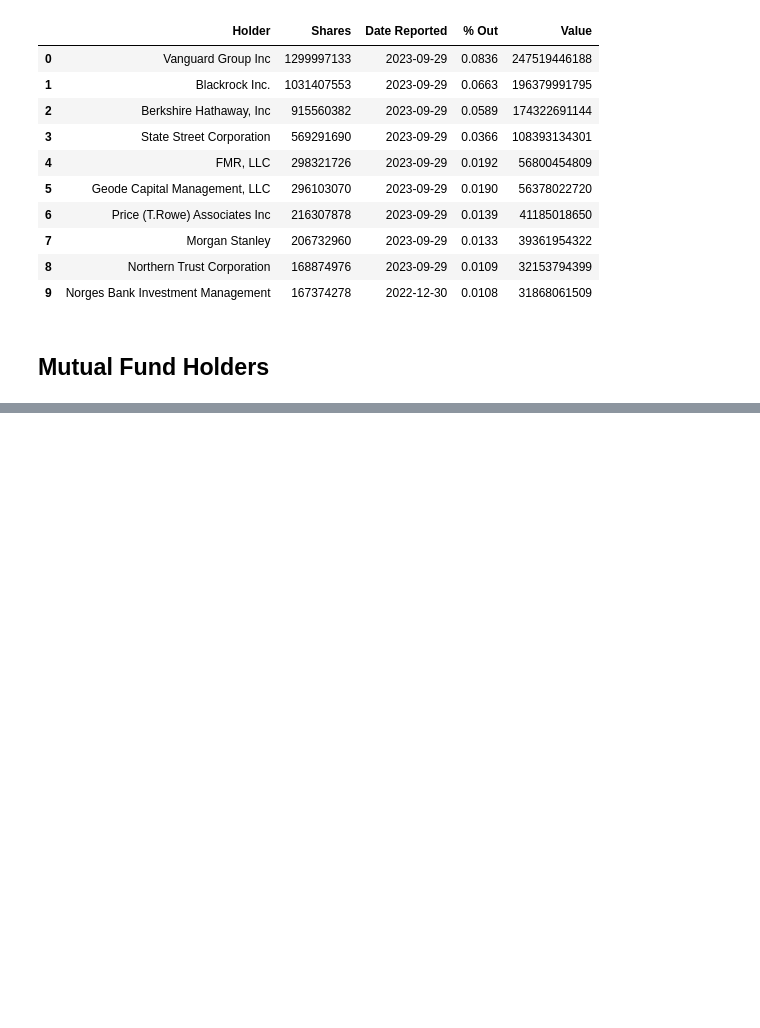
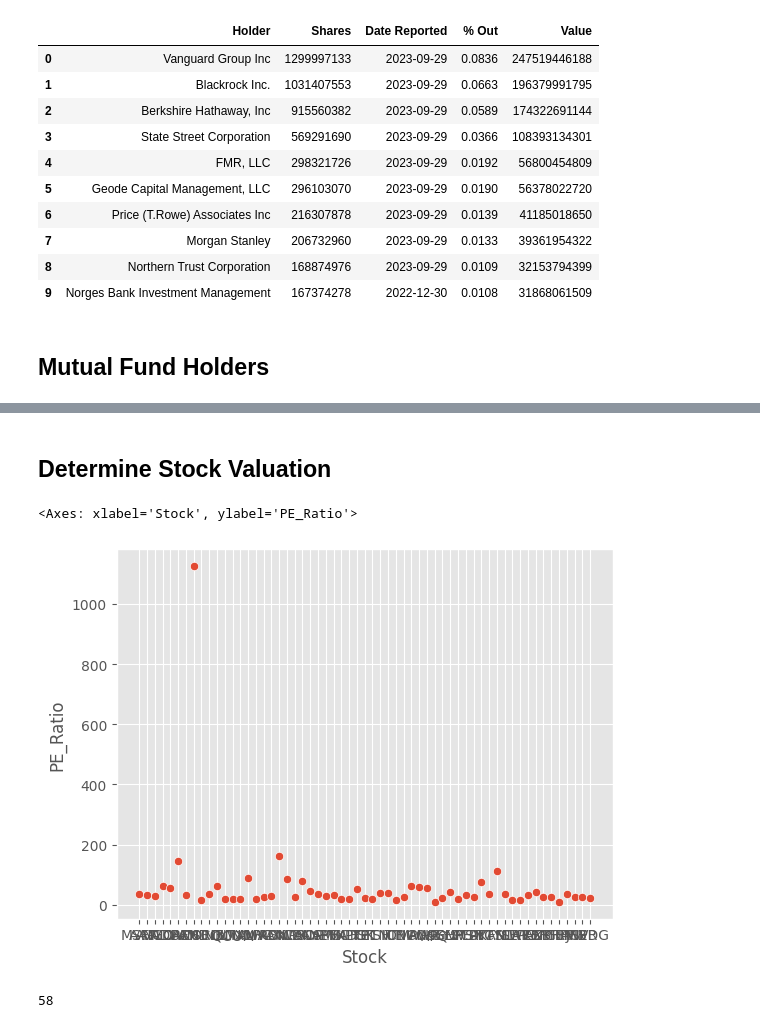
Before and after one commit to akshayyewle/Marketing-Analytics, a Jupyter notebook: 05 Yahoo Finance Tutorial/Python Code - 29 Nov 2023.ipynb, the cells around one changed output, grey strips where cells are left out. Drawn from its saved outputs; the diff is of its cells as text; code cells hidden in the pictures; blank space fills up the shorter version.

```diff
--- a/05 Yahoo Finance Tutorial/Python Code - 29 Nov 2023.ipynb
+++ b/05 Yahoo Finance Tutorial/Python Code - 29 Nov 2023.ipynb
@@ -225,0 +504,6 @@ Apple_Stock_Data.get_mutualfund_holders
+# %%
+# Get Sector Data
+df = pd.read_csv('index-holdings-xlk.csv',skiprows=1)
+
+print(df.shape)
+df.head()
@@ -225,0 +520,5 @@ Apple_Stock_Data.get_mutualfund_holders
+# %%
+Tech_Stocks = list(df['Symbol'].values)
+
+print('No. Of Tech Stocks: ',len(Tech_Stocks))
+print(Tech_Stocks)
@@ -225,0 +530,9 @@ Apple_Stock_Data.get_mutualfund_holders
+# %%
+Portfolio = []
+
+for stock in Tech_Stocks:
+    try:
+        Stock_PE = yf.Ticker(stock).get_info()['trailingPE']
+        Portfolio.append((stock,Stock_PE))
+    except:
+        pass
@@ -225,0 +543,3 @@ Apple_Stock_Data.get_mutualfund_holders
+# %%
+Portfolio_PE_Ratio = pd.DataFrame(Portfolio,columns=['Stock','PE_Ratio'])
+Portfolio_PE_Ratio.head()
@@ -225,0 +566,7 @@ Apple_Stock_Data.get_mutualfund_holders
+# %% [markdown]
+## **Determine Stock Valuation**
+# %%
+sns.scatterplot(data=Portfolio_PE_Ratio,x='Stock',y='PE_Ratio')
+# %% [output]
+<Axes: xlabel='Stock', ylabel='PE_Ratio'>
+[figure, added]
@@ -225,0 +575,4 @@ Apple_Stock_Data.get_mutualfund_holders
+# %%
+Portfolio_PE_Ratio.index[-1]
+# %% [output]
+58
```
Also changed, not shown: parts of 68 cells of this notebook, 1 other file.
